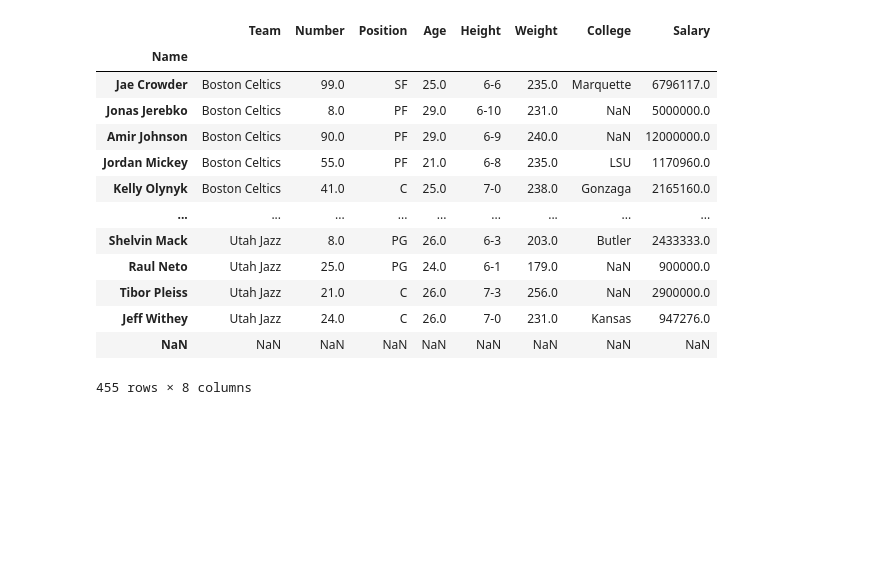
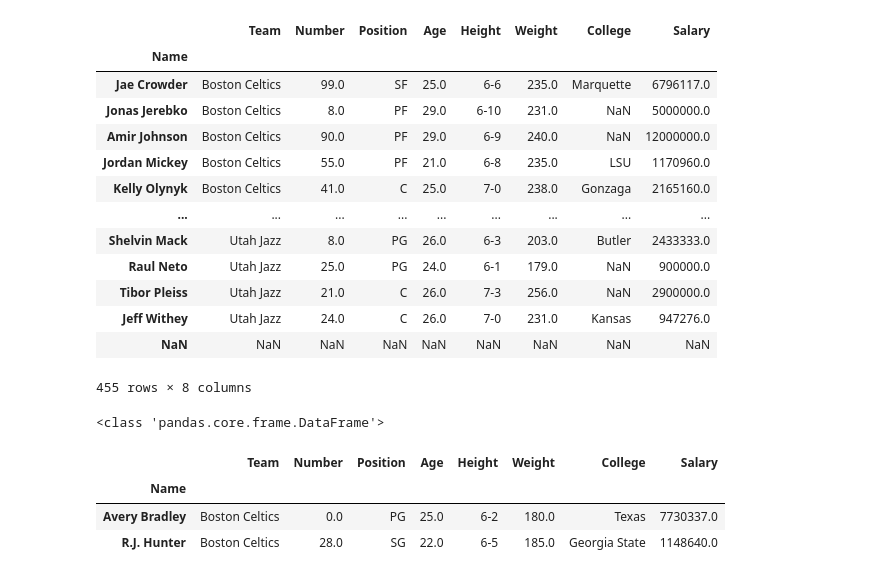
Before and after one commit to Lenmbugua/Python-Numpy-and-Pandas, a Jupyter notebook: Pandas.ipynb, the cells around one changed output. Drawn from its saved outputs; the diff is of its cells as text; code cells hidden in the pictures; blank space fills up the shorter version.

```diff
--- a/Pandas.ipynb
+++ b/Pandas.ipynb
@@ -689,3 +689,18 @@ data
 | Jeff Withey | Utah Jazz | 24.0 | C | 26.0 | 7-0 | 231.0 | Kansas | 947276.0 |
 | NaN | NaN | NaN | NaN | NaN | NaN | NaN | NaN | NaN |
 455 rows × 8 columns
+# %%
+#Examples of Extracting rows using .loc[]
+#Multiple parameters
+import pandas as pd
+data = pd.read_csv('nba.csv', index_col="Name")
+#retrieving rows by loc method
+rows = data.loc[["Avery Bradley","R.J. Hunter"]]
+print(type(rows))
+rows
+# %% [output]
+<class 'pandas.core.frame.DataFrame'>
+|  | Team | Number | Position | Age | Height | Weight | College | Salary |
+| Name |  |  |  |  |  |  |  |  |
+| Avery Bradley | Boston Celtics | 0.0 | PG | 25.0 | 6-2 | 180.0 | Texas | 7730337.0 |
+| R.J. Hunter | Boston Celtics | 28.0 | SG | 22.0 | 6-5 | 185.0 | Georgia State | 1148640.0 |
```
Also changed, not shown: parts of 1 cell of this notebook.
